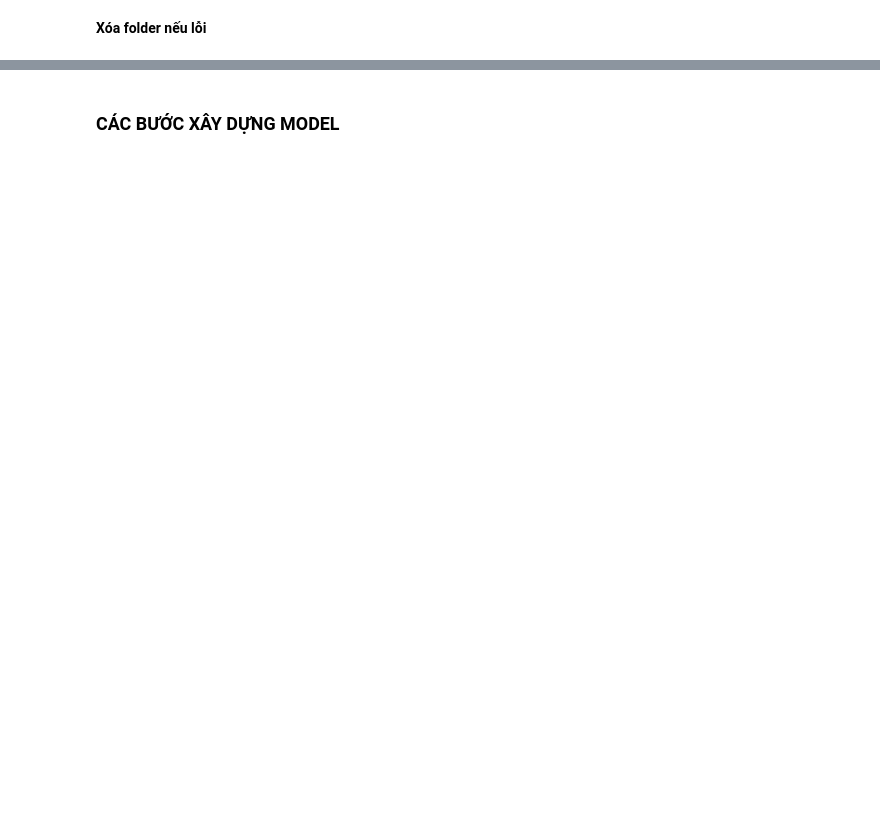
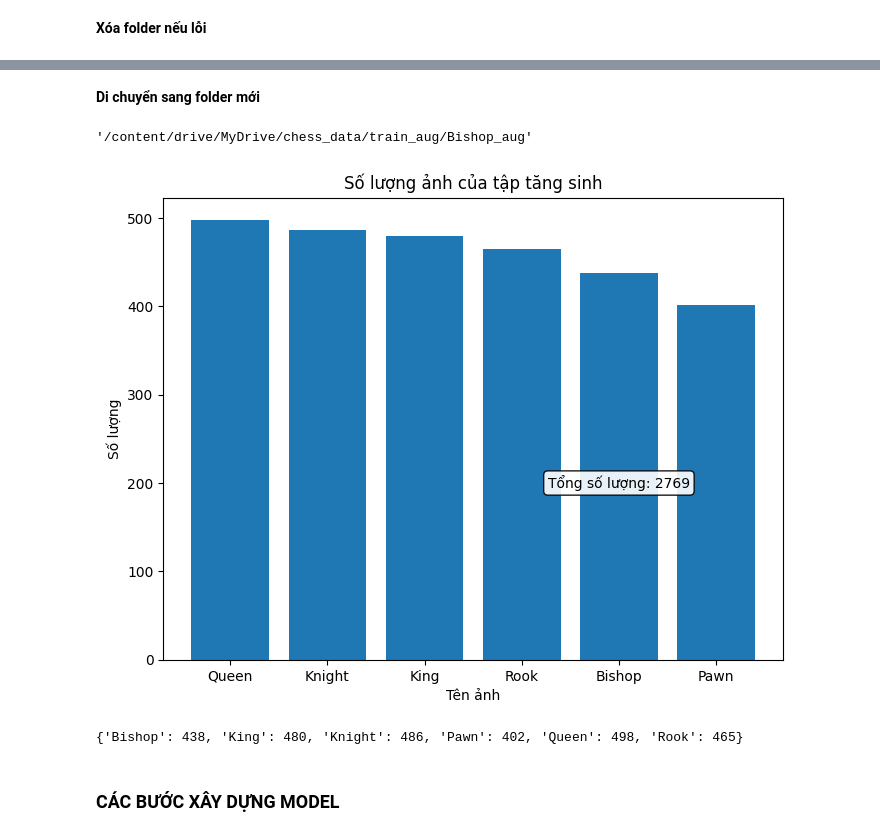
Before and after one commit to tumai213/Chess, a Jupyter notebook: Chess_Classification.ipynb, the cells around one changed output, grey strips where cells are left out. Cells and saved outputs as stored; diff of their text form; code cells hidden in the pictures; blank space fills up the shorter version.

```diff
--- a/Chess_Classification.ipynb
+++ b/Chess_Classification.ipynb
@@ -360,3 +429,29 @@ shutil.rmtree(output_dir)
+# %% [markdown]
+**Di chuyển sang folder mới**
+# %%
+train_aug ='/content/drive/MyDrive/chess_data/train_aug'
+shutil.move('/content/drive/MyDrive/chess_data/train/King_aug', train_aug)
+shutil.move('/content/drive/MyDrive/chess_data/train/Knight_aug', train_aug)
+shutil.move('/content/drive/MyDrive/chess_data/train/Pawn_aug', train_aug)
+shutil.move('/content/drive/MyDrive/chess_data/train/Queen_aug', train_aug)
+shutil.move('/content/drive/MyDrive/chess_data/train/Rook_aug', train_aug)
+shutil.move('/content/drive/MyDrive/chess_data/train/Bishop_aug', train_aug)
+# %% [output]
+'/content/drive/MyDrive/chess_data/train_aug/Bishop_aug'
+# %%
+Bishop_source= "/content/drive/MyDrive/chess_data/train_aug/Bishop_aug/"
+King_source= "/content/drive/MyDrive/chess_data/train_aug/King_aug/"
+Knight_source= "/content/drive/MyDrive/chess_data/train_aug/Knight_aug/"
+Pawn_source= "/content/drive/MyDrive/chess_data/train_aug/Pawn_aug/"
+Queen_source= "/content/drive/MyDrive/chess_data/train_aug/Queen_aug/"
+Rook_source= "/content/drive/MyDrive/chess_data/train_aug/Rook_aug/"
+image_counts={}
+New_source=[Bishop_source,King_source,Knight_source,Pawn_source,Queen_source,Rook_source]
+dataShow(New_source, image_counts, 'tăng sinh')
+print(image_counts)
+# %% [output]
+[figure, added]
+{'Bishop': 438, 'King': 480, 'Knight': 486, 'Pawn': 402, 'Queen': 498, 'Rook': 465}
 # %% [markdown]
 ### CÁC BƯỚC XÂY DỰNG MODEL
 # %%
```
Also changed, not shown: parts of 101 cells of this notebook.
